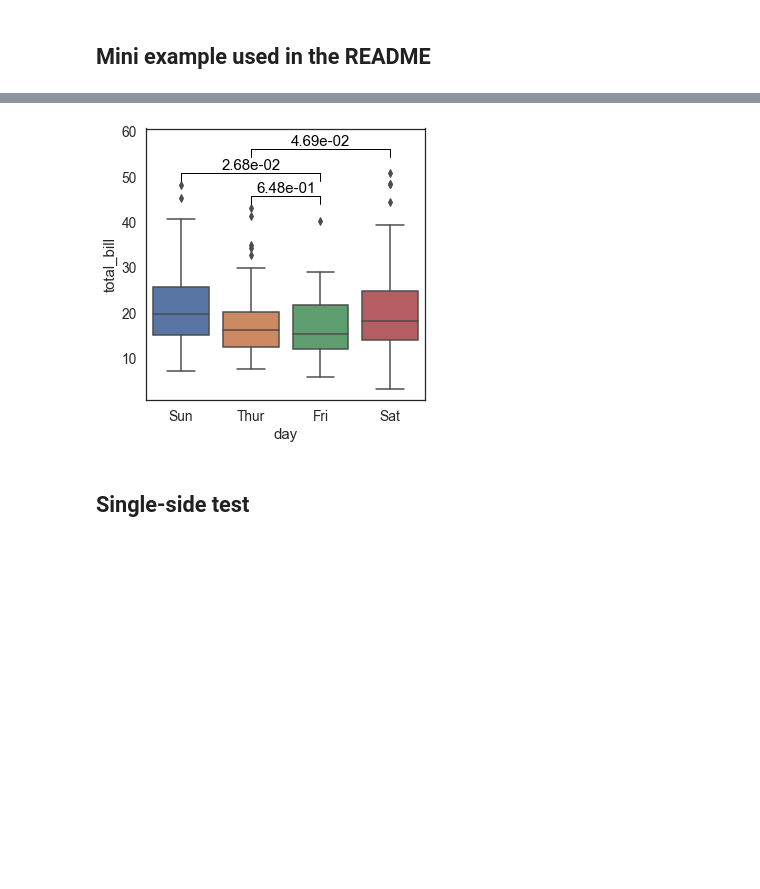
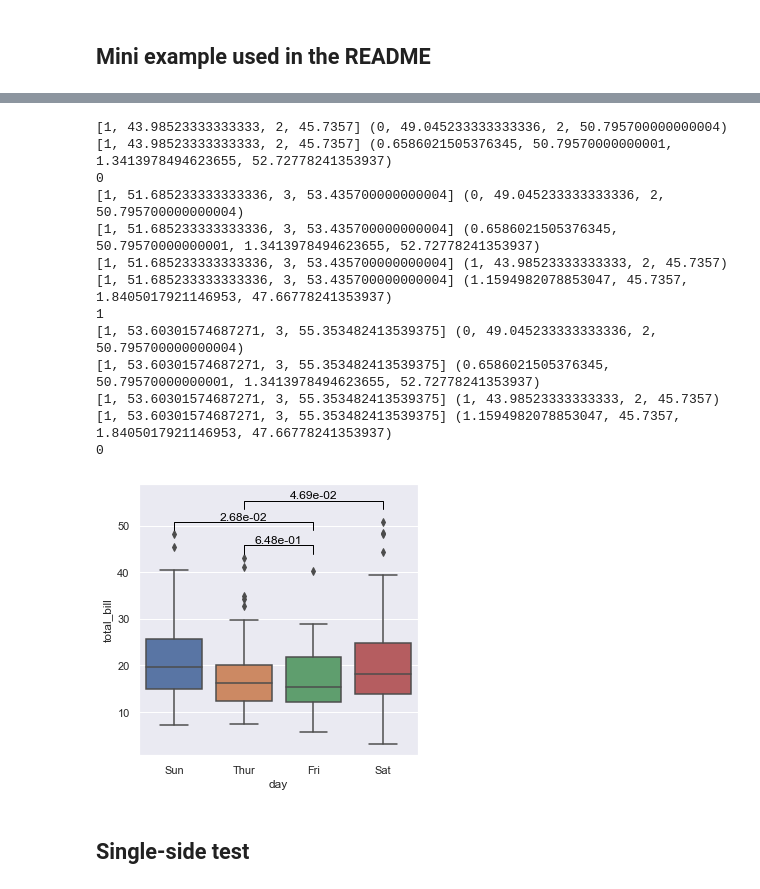
Before and after one commit to mourisl/pvalannot, a Jupyter notebook: dev.ipynb, the cells around one changed output, grey strips where cells are left out. Saved outputs shown, nothing was run; the diff lists cells and outputs as text; code cells hidden in the pictures; blank space fills up the shorter version.

```diff
--- a/dev.ipynb
+++ b/dev.ipynb
@@ -17,2 +14,17 @@ The autoreload extension is already loaded. To reload it, use:
 # %% [markdown]
 ## Mini example used in the README
+# %%
+import matplotlib.pyplot as plt
+import seaborn as sns
+from pvalannot import pvalannot
+
+df = sns.load_dataset("tips")
+x = "day"
+y = "total_bill"
+order = ['Sun', 'Thur', 'Fri', 'Sat']
+sns.set(font_scale=1.2)
+fig = plt.figure(figsize=(5, 5))
+ax = sns.boxplot(data=df, x=x, y=y, order=order)
+pairs=[("Thur", "Fri"), ("Thur", "Sat"), ("Fri", "Sun")]
+
+pvalannot.AddPvalAnnot(x=x, y=y, data=df, order=order, pairs=pairs, ax=ax, fig=fig)
@@ -19,20 +33,33 @@ The autoreload extension is already loaded. To reload it, use:
 # %%
 import matplotlib.pyplot as plt
 import seaborn as sns
 from pvalannot import pvalannot
 
 df = sns.load_dataset("tips")
 x = "day"
 y = "total_bill"
 order = ['Sun', 'Thur', 'Fri', 'Sat']
-
+sns.set(font_scale=1)
 fig = plt.figure(figsize=(5, 5))
 ax = sns.boxplot(data=df, x=x, y=y, order=order)
 pairs=[("Thur", "Fri"), ("Thur", "Sat"), ("Fri", "Sun")]
 
 pvalannot.AddPvalAnnot(x=x, y=y, data=df, order=order, pairs=pairs, ax=ax, fig=fig)
 # %% [output]
+[1, 43.98523333333333, 2, 45.7357] (0, 49.045233333333336, 2, 50.795700000000004)
+[1, 43.98523333333333, 2, 45.7357] (0.6586021505376345, 50.79570000000001, 1.3413978494623655, 52.72778241353937)
+0
+[1, 51.685233333333336, 3, 53.435700000000004] (0, 49.045233333333336, 2, 50.795700000000004)
+[1, 51.685233333333336, 3, 53.435700000000004] (0.6586021505376345, 50.79570000000001, 1.3413978494623655, 52.72778241353937)
+[1, 51.685233333333336, 3, 53.435700000000004] (1, 43.98523333333333, 2, 45.7357)
+[1, 51.685233333333336, 3, 53.435700000000004] (1.1594982078853047, 45.7357, 1.8405017921146953, 47.66778241353937)
+1
+[1, 53.60301574687271, 3, 55.353482413539375] (0, 49.045233333333336, 2, 50.795700000000004)
+[1, 53.60301574687271, 3, 55.353482413539375] (0.6586021505376345, 50.79570000000001, 1.3413978494623655, 52.72778241353937)
+[1, 53.60301574687271, 3, 55.353482413539375] (1, 43.98523333333333, 2, 45.7357)
+[1, 53.60301574687271, 3, 55.353482413539375] (1.1594982078853047, 45.7357, 1.8405017921146953, 47.66778241353937)
+0
-[figure, old version]
+[figure, new version]
 # %% [markdown]
 ## Single-side test
 # %%
```
Also changed, not shown: parts of 2 cells of this notebook, 1 other file.
